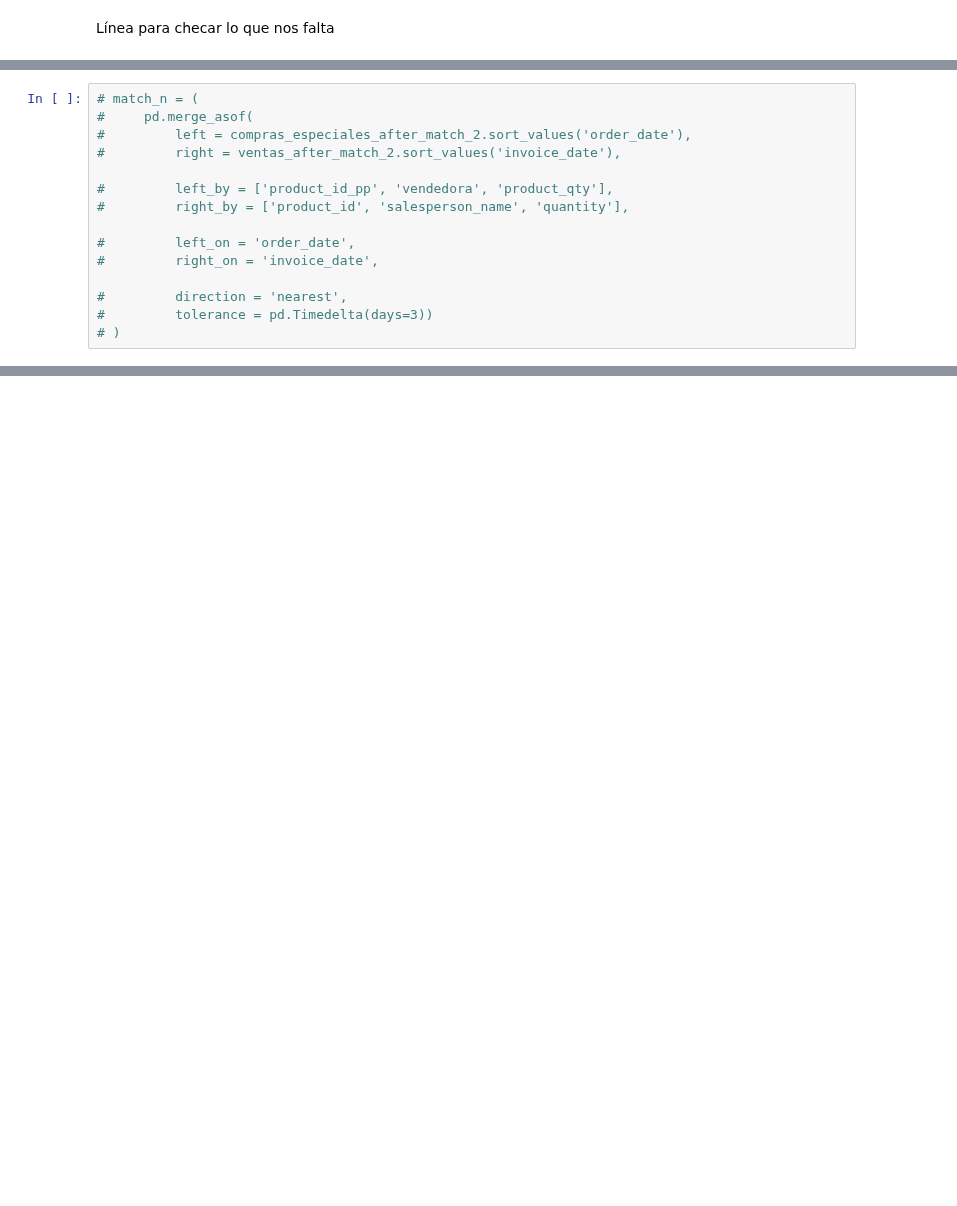
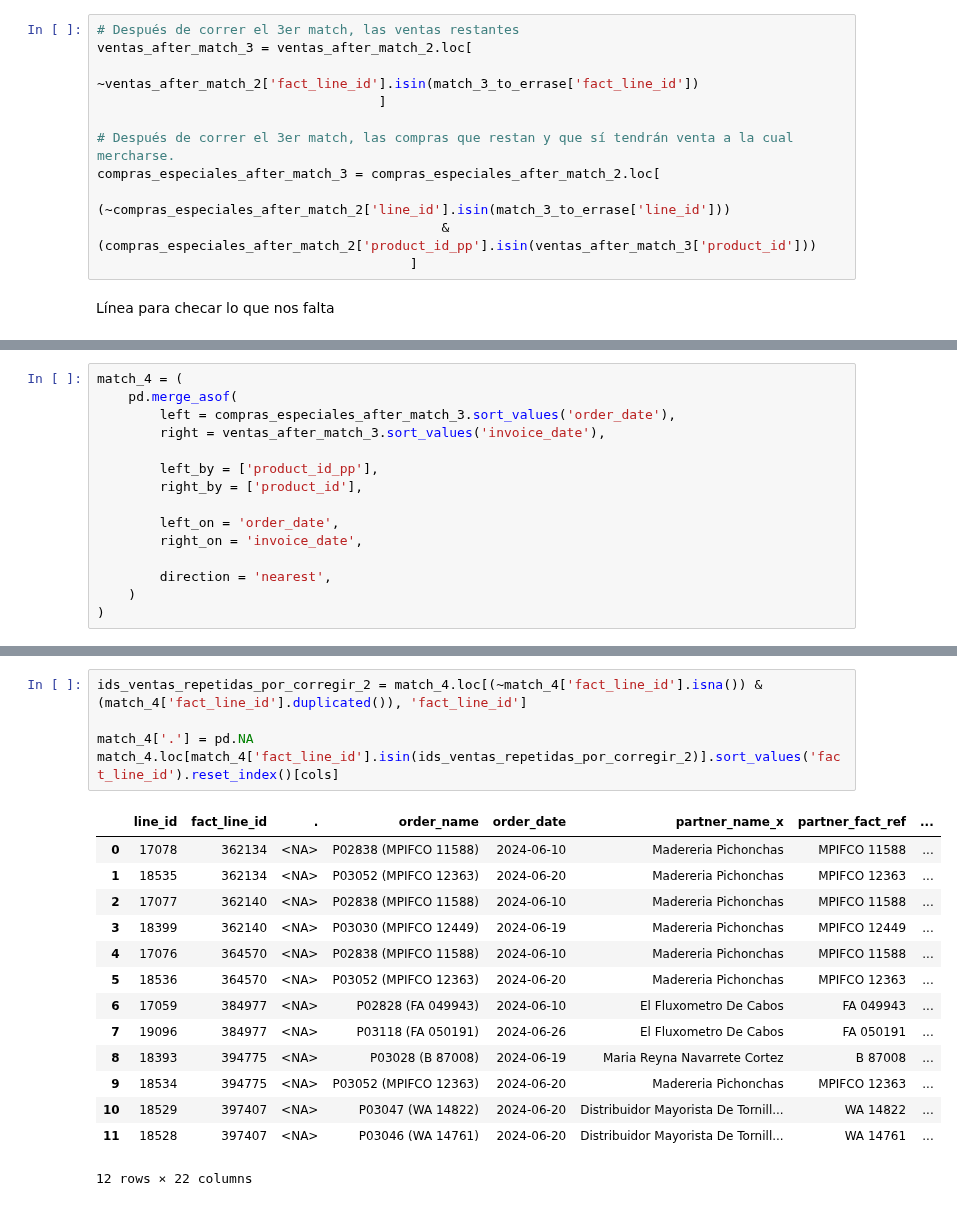
Before and after one commit to ecostichp/odoo_comisiones, a Jupyter notebook: comisiones/algoritmos/algoritmo_costo_de_venta_mes_func.ipynb, the cells around one changed output, grey strips where cells are left out. Cells and saved outputs as stored; diff of their text form; blank space fills up the shorter version.

```diff
--- a/comisiones/algoritmos/algoritmo_costo_de_venta_mes_func.ipynb
+++ b/comisiones/algoritmos/algoritmo_costo_de_venta_mes_func.ipynb
@@ -585,2 +550,13 @@ match_3_to_errase
+# %%
+# Después de correr el 3er match, las ventas restantes
+ventas_after_match_3 = ventas_after_match_2.loc[
+                                        ~ventas_after_match_2['fact_line_id'].isin(match_3_to_errase['fact_line_id'])
+                                    ]
+
+# Después de correr el 3er match, las compras que restan y que sí tendrán venta a la cual mercharse.
+compras_especiales_after_match_3 = compras_especiales_after_match_2.loc[
+                                            (~compras_especiales_after_match_2['line_id'].isin(match_3_to_errase['line_id']))
+                                            & (compras_especiales_after_match_2['product_id_pp'].isin(ventas_after_match_3['product_id']))
+                                        ]
 # %% [markdown]
 Línea para checar lo que nos falta
@@ -602,15 +594,15 @@ for prod in ids_prod:
 # %%
-# match_n = (
-#     pd.merge_asof(
-#         left = compras_especiales_after_match_2.sort_values('order_date'),
-#         right = ventas_after_match_2.sort_values('invoice_date'),
+match_4 = (
+    pd.merge_asof(
+        left = compras_especiales_after_match_3.sort_values('order_date'),
+        right = ventas_after_match_3.sort_values('invoice_date'),
 
-#         left_by = ['product_id_pp', 'vendedora', 'product_qty'],
-#         right_by = ['product_id', 'salesperson_name', 'quantity'],
+        left_by = ['product_id_pp'],
+        right_by = ['product_id'],
 
-#         left_on = 'order_date',
-#         right_on = 'invoice_date',
+        left_on = 'order_date',
+        right_on = 'invoice_date',
 
-#         direction = 'nearest',
-#         tolerance = pd.Timedelta(days=3))
-# )
+        direction = 'nearest',
+    )
+)
@@ -618,0 +614,20 @@ for prod in ids_prod:
+# %%
+ids_ventas_repetidas_por_corregir_2 = match_4.loc[(~match_4['fact_line_id'].isna()) & (match_4['fact_line_id'].duplicated()), 'fact_line_id']
+
+match_4['.'] = pd.NA
+match_4.loc[match_4['fact_line_id'].isin(ids_ventas_repetidas_por_corregir_2)].sort_values('fact_line_id').reset_index()[cols]
+# %% [output]
+|  | line_id | fact_line_id | . | order_name | order_date | partner_name_x | partner_fact_ref | ... |
+| 0 | 17078 | 362134 | <NA> | P02838 (MPIFCO 11588) | 2024-06-10 | Madereria Pichonchas | MPIFCO 11588 | ... |
+| 1 | 18535 | 362134 | <NA> | P03052 (MPIFCO 12363) | 2024-06-20 | Madereria Pichonchas | MPIFCO 12363 | ... |
+| 2 | 17077 | 362140 | <NA> | P02838 (MPIFCO 11588) | 2024-06-10 | Madereria Pichonchas | MPIFCO 11588 | ... |
+| 3 | 18399 | 362140 | <NA> | P03030 (MPIFCO 12449) | 2024-06-19 | Madereria Pichonchas | MPIFCO 12449 | ... |
+| 4 | 17076 | 364570 | <NA> | P02838 (MPIFCO 11588) | 2024-06-10 | Madereria Pichonchas | MPIFCO 11588 | ... |
+| 5 | 18536 | 364570 | <NA> | P03052 (MPIFCO 12363) | 2024-06-20 | Madereria Pichonchas | MPIFCO 12363 | ... |
+| 6 | 17059 | 384977 | <NA> | P02828 (FA 049943) | 2024-06-10 | El Fluxometro De Cabos | FA 049943 | ... |
+| 7 | 19096 | 384977 | <NA> | P03118 (FA 050191) | 2024-06-26 | El Fluxometro De Cabos | FA 050191 | ... |
+| 8 | 18393 | 394775 | <NA> | P03028 (B 87008) | 2024-06-19 | Maria Reyna Navarrete Cortez | B 87008 | ... |
+| 9 | 18534 | 394775 | <NA> | P03052 (MPIFCO 12363) | 2024-06-20 | Madereria Pichonchas | MPIFCO 12363 | ... |
+| 10 | 18529 | 397407 | <NA> | P03047 (WA 14822) | 2024-06-20 | Distribuidor Mayorista De Tornill... | WA 14822 | ... |
+| 11 | 18528 | 397407 | <NA> | P03046 (WA 14761) | 2024-06-20 | Distribuidor Mayorista De Tornill... | WA 14761 | ... |
+12 rows × 22 columns
```
Also changed, not shown: parts of 9 cells of this notebook.
